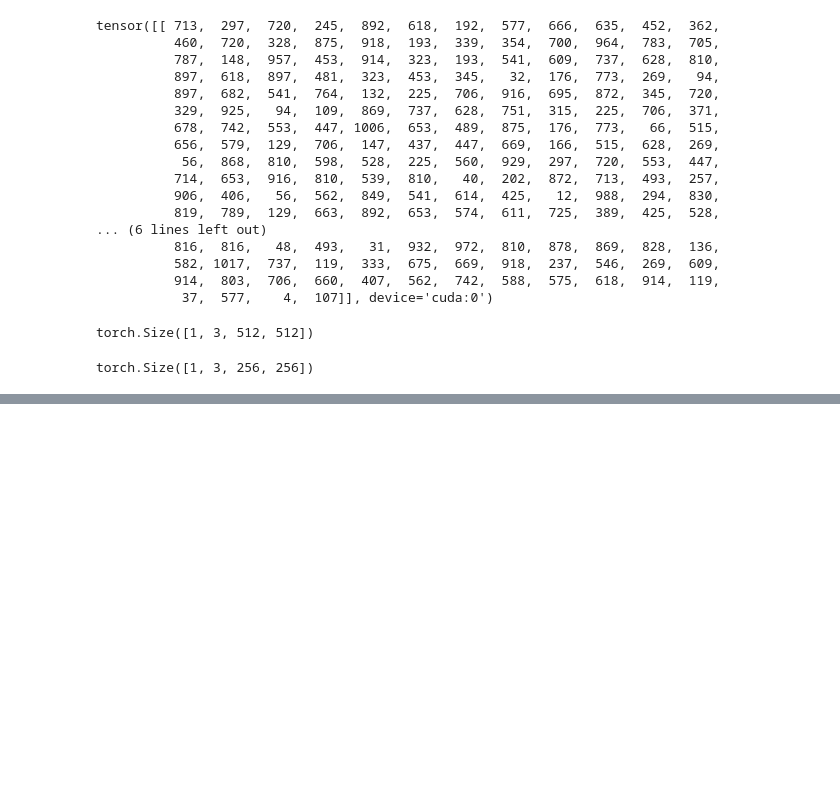
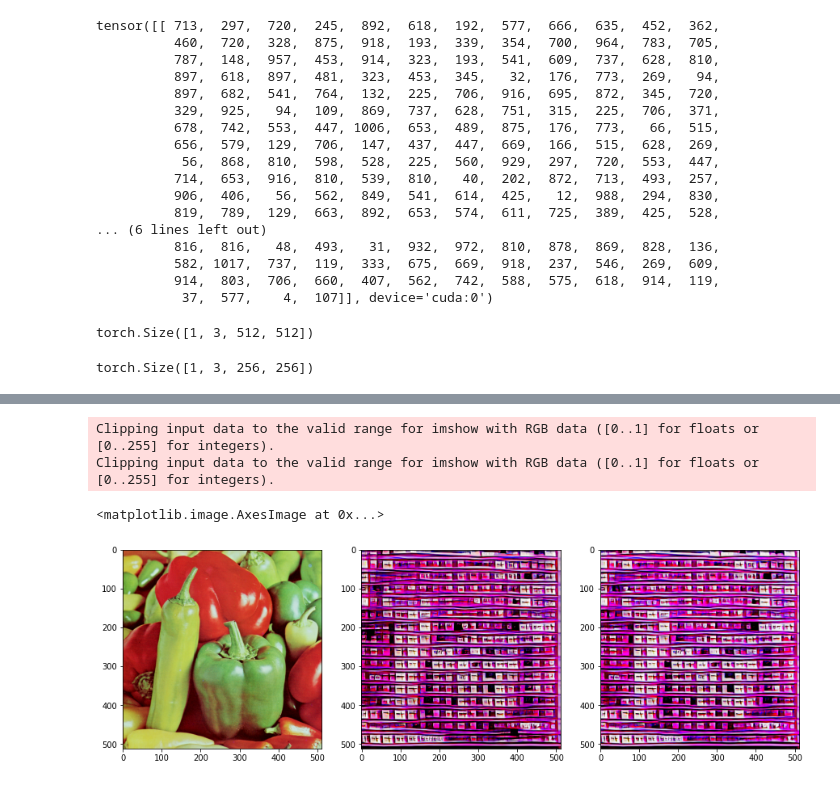
Before and after one commit to YES-ai/super-resolution, a Jupyter notebook: sr_maskgit.ipynb, the cells around one changed output, grey strips where cells are left out. Saved outputs shown, nothing was run; the diff lists cells and outputs as text; code cells hidden in the pictures; blank space fills up the shorter version.

Commit message:
added image reconstruction from SRMaskGIT

```diff
--- a/sr_maskgit.ipynb
+++ b/sr_maskgit.ipynb
@@ -309,6 +318,12 @@ class SRMaskGIT(nn.Module):
     upsampled = TF.resize(z_indices.reshape(bat_size, h, w), [h * factor, w * factor], T.InterpolationMode.NEAREST)
     return upsampled
 
+  def idx_to_image(self, z_indices, h, w):
+    bat_size, _ = z_indices.shape
+    idx_to_vectors = self.vqgan.quantize.embedding(z_indices).reshape(bat_size, h, w, 256)
+    idx_to_vectors = idx_to_vectors.permute(0, 3, 1, 2)
+    return self.vqgan.decode(idx_to_vectors)
+
   def sr_mask(self, upsampled_indices, step=2):
     _, h, w = upsampled_indices.shape
     mask = torch.ones(h, w)
@@ -374,2 +392,4 @@ masked_input = sr_model.masked_upsample_z(lr_image.to(DEVICE))
+# %%
+img_from_masked_input = sr_model.idx_to_image(masked_input, 32, 32)
 # %%
 sampled = sr_model.sample(masked_input)
@@ -375,0 +399,5 @@ sampled = sr_model.sample(masked_input)
+# %%
+ix_to_vectors = sr_model.vqgan.quantize.embedding(sampled).reshape(1, 32, 32, 256)
+ix_to_vectors = ix_to_vectors.permute(0, 3, 1, 2)
+# %%
+reconstructed = sr_model.vqgan.decode(ix_to_vectors).cpu()
@@ -376,3 +424,13 @@ sampled = sr_model.sample(masked_input)
+# %%
+fig, (ax1, ax2, ax3) = plt.subplots(1, 3, figsize=(15,5))
+ax1.imshow(img)
+ax2.imshow(reconstructed[0].permute(1, 2, 0))
+ax3.imshow(img_from_masked_input[0].cpu().permute(1, 2, 0))
+# %% [output]
+Clipping input data to the valid range for imshow with RGB data ([0..1] for floats or [0..255] for integers).
+Clipping input data to the valid range for imshow with RGB data ([0..1] for floats or [0..255] for integers).
+<matplotlib.image.AxesImage at 0x...>
+[figure, added]
 # %%
 def train_transformer(sr_model, train_loader, optimizer, criterion, scheduler, epochs=200):
   for epoch in range(epochs):
```
Also changed, not shown: parts of 9 cells of this notebook.
